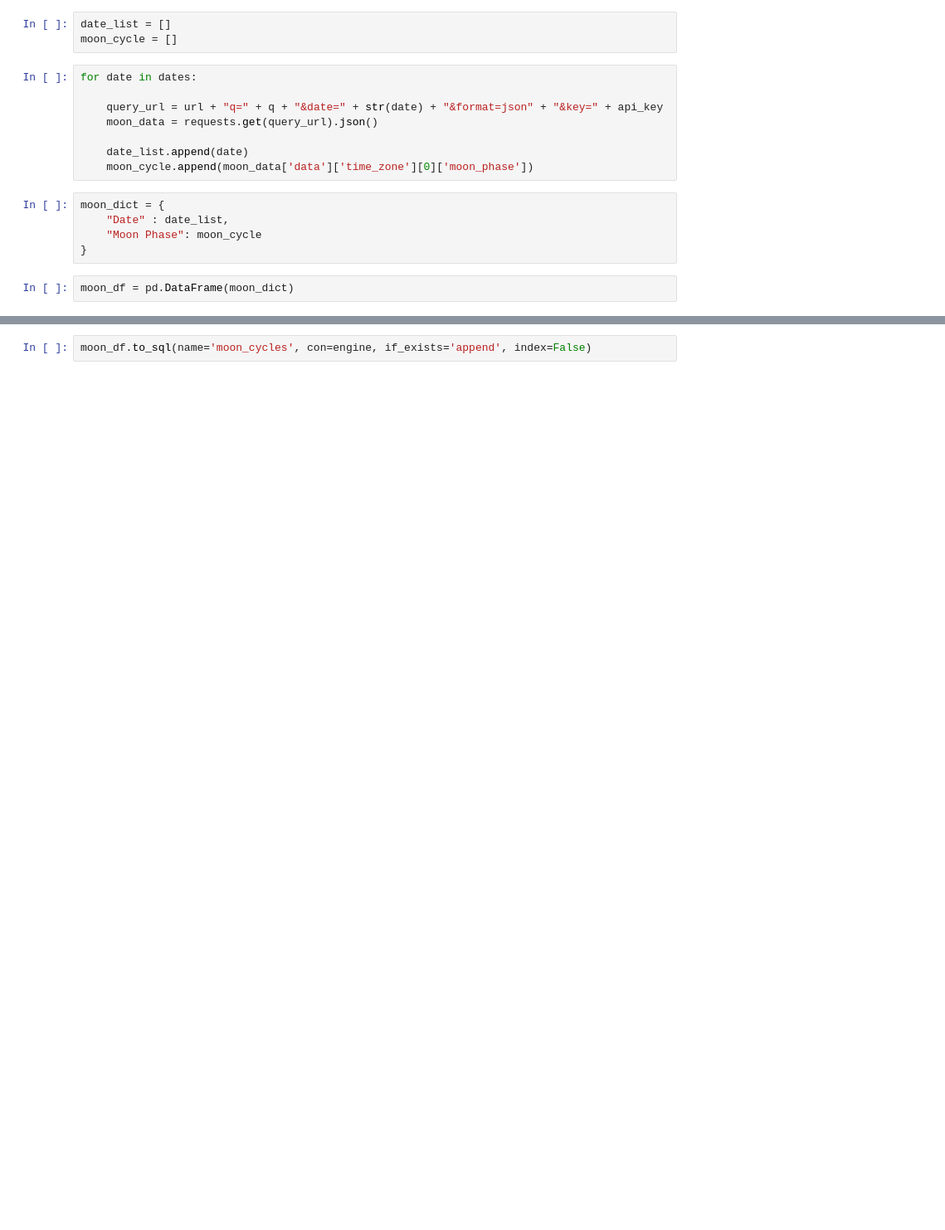
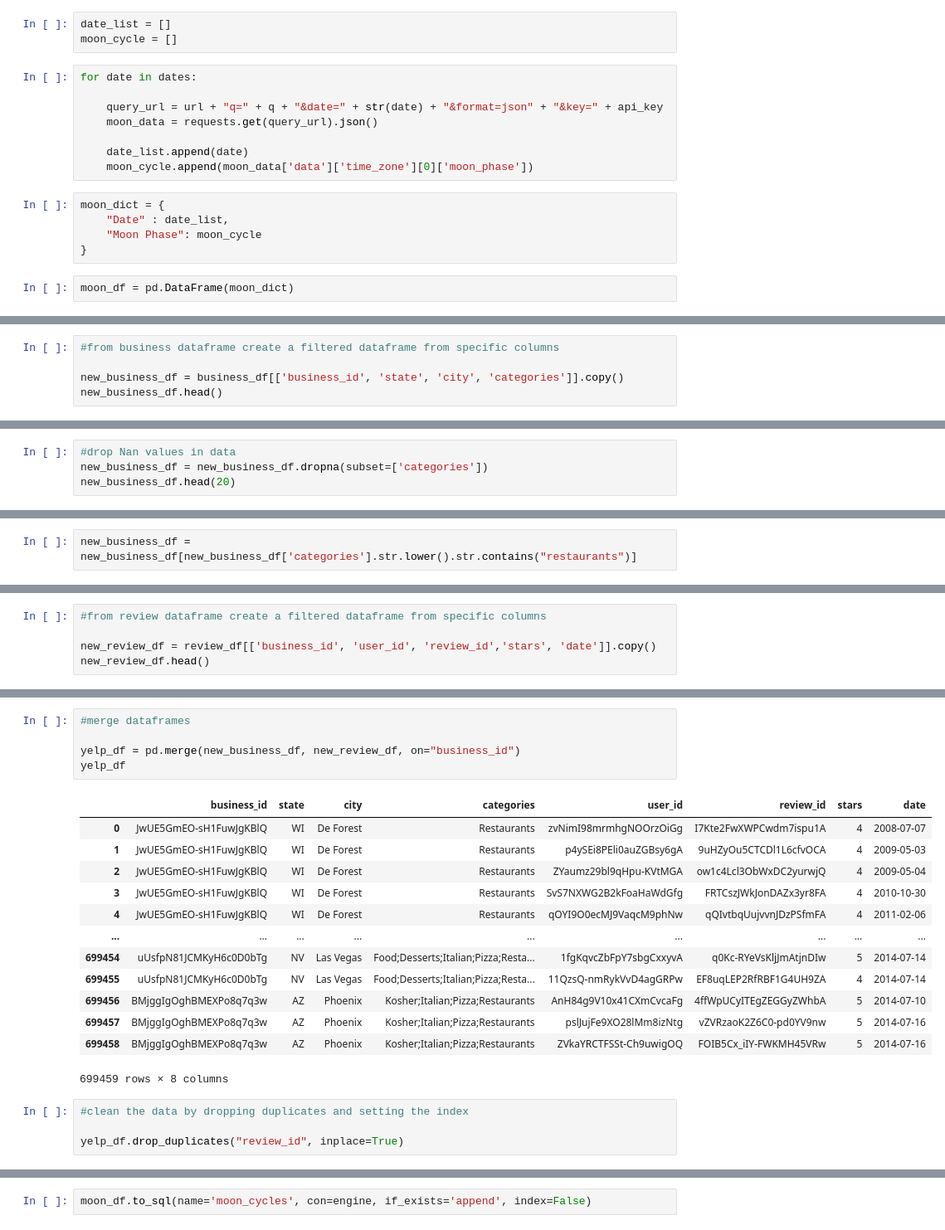
Before and after one commit to ismahanadan/Global-Yelp-Review-Analysis, a Jupyter notebook: moon_cycles.ipynb, the cells around one changed output, grey strips where cells are left out. Shown at 83% size. Cells and saved outputs as stored; diff of their text form; blank space fills up the shorter version.

```diff
--- a/moon_cycles.ipynb
+++ b/moon_cycles.ipynb
@@ -59,0 +88,5 @@ moon_df
+# %%
+#from business dataframe create a filtered dataframe from specific columns
+
+new_business_df = business_df[['business_id', 'state', 'city', 'categories']].copy()
+new_business_df.head()
@@ -59,0 +100,4 @@ moon_df
+# %%
+#drop Nan values in data
+new_business_df = new_business_df.dropna(subset=['categories'])
+new_business_df.head(20)
@@ -59,0 +122,2 @@ moon_df
+# %%
+new_business_df = new_business_df[new_business_df['categories'].str.lower().str.contains("restaurants")]
@@ -59,0 +134,5 @@ moon_df
+# %%
+#from review dataframe create a filtered dataframe from specific columns
+
+new_review_df = review_df[['business_id', 'user_id', 'review_id','stars', 'date']].copy()
+new_review_df.head()
@@ -59,0 +146,23 @@ moon_df
+# %%
+#merge dataframes
+
+yelp_df = pd.merge(new_business_df, new_review_df, on="business_id")
+yelp_df
+# %% [output]
+|  | business_id | state | city | categories | user_id | review_id | stars | date |
+| 0 | JwUE5GmEO-sH1FuwJgKBlQ | WI | De Forest | Restaurants | zvNimI98mrmhgNOOrzOiGg | I7Kte2FwXWPCwdm7ispu1A | 4 | 2008-07-07 |
+| 1 | JwUE5GmEO-sH1FuwJgKBlQ | WI | De Forest | Restaurants | p4ySEi8PEli0auZGBsy6gA | 9uHZyOu5CTCDl1L6cfvOCA | 4 | 2009-05-03 |
+| 2 | JwUE5GmEO-sH1FuwJgKBlQ | WI | De Forest | Restaurants | ZYaumz29bl9qHpu-KVtMGA | ow1c4Lcl3ObWxDC2yurwjQ | 4 | 2009-05-04 |
+| 3 | JwUE5GmEO-sH1FuwJgKBlQ | WI | De Forest | Restaurants | SvS7NXWG2B2kFoaHaWdGfg | FRTCszJWkJonDAZx3yr8FA | 4 | 2010-10-30 |
+| 4 | JwUE5GmEO-sH1FuwJgKBlQ | WI | De Forest | Restaurants | qOYI9O0ecMJ9VaqcM9phNw | qQIvtbqUujvvnJDzPSfmFA | 4 | 2011-02-06 |
+| ... | ... | ... | ... | ... | ... | ... | ... | ... |
+| 699454 | uUsfpN81JCMKyH6c0D0bTg | NV | Las Vegas | Food;Desserts;Italian;Pizza;Resta... | 1fgKqvcZbFpY7sbgCxxyvA | q0Kc-RYeVsKljJmAtjnDIw | 5 | 2014-07-14 |
+| 699455 | uUsfpN81JCMKyH6c0D0bTg | NV | Las Vegas | Food;Desserts;Italian;Pizza;Resta... | 11QzsQ-nmRykVvD4agGRPw | EF8uqLEP2RfRBF1G4UH9ZA | 4 | 2014-07-14 |
+| 699456 | BMjggIgOghBMEXPo8q7q3w | AZ | Phoenix | Kosher;Italian;Pizza;Restaurants | AnH84g9V10x41CXmCvcaFg | 4ffWpUCyITEgZEGGyZWhbA | 5 | 2014-07-10 |
+| 699457 | BMjggIgOghBMEXPo8q7q3w | AZ | Phoenix | Kosher;Italian;Pizza;Restaurants | pslJujFe9XO28lMm8izNtg | vZVRzaoK2Z6C0-pd0YV9nw | 5 | 2014-07-16 |
+| 699458 | BMjggIgOghBMEXPo8q7q3w | AZ | Phoenix | Kosher;Italian;Pizza;Restaurants | ZVkaYRCTFSSt-Ch9uwigOQ | FOIB5Cx_iIY-FWKMH45VRw | 5 | 2014-07-16 |
+699459 rows × 8 columns
+# %%
+#clean the data by dropping duplicates and setting the index
+
+yelp_df.drop_duplicates("review_id", inplace=True)
```
Also changed, not shown: parts of 17 cells of this notebook, 3 other files.
